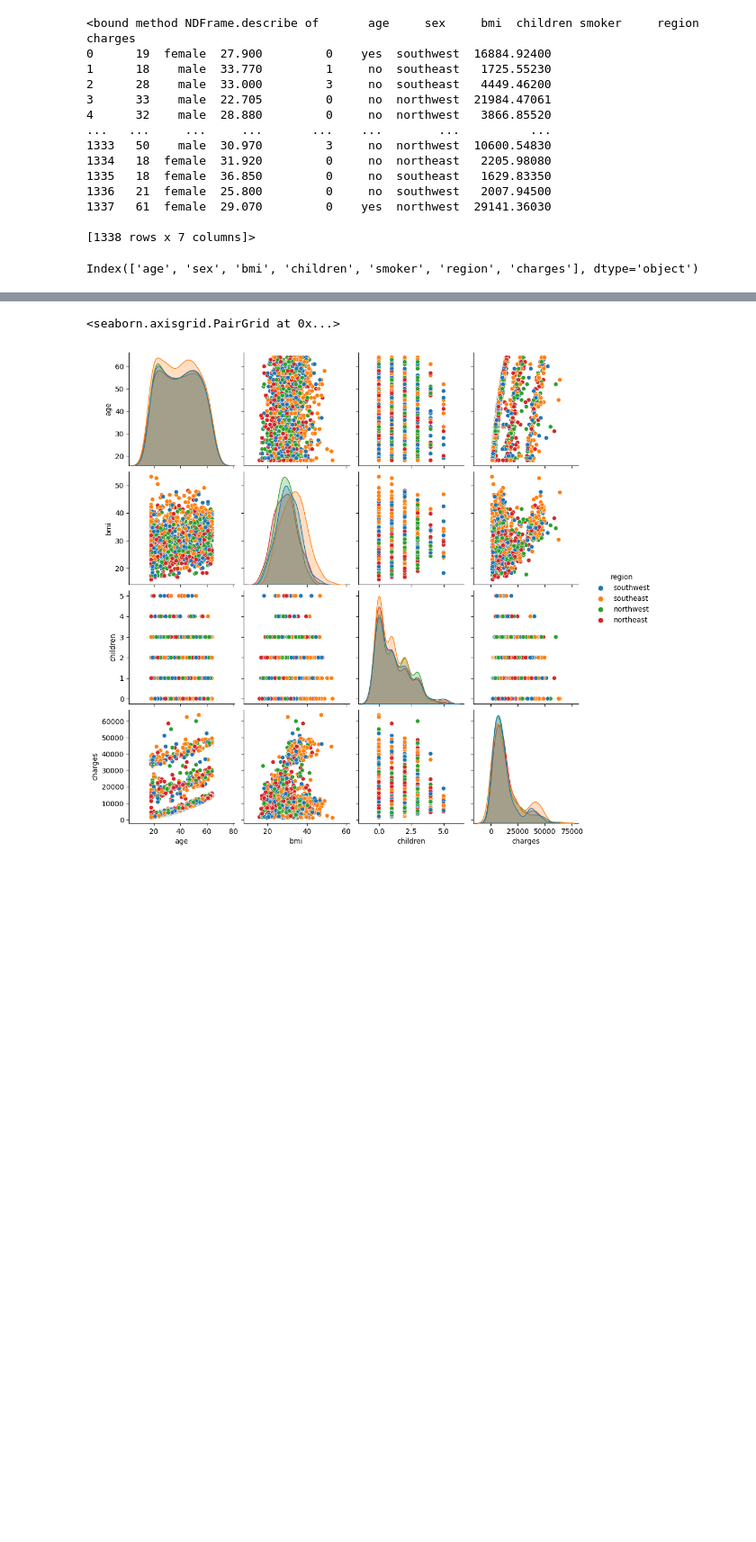
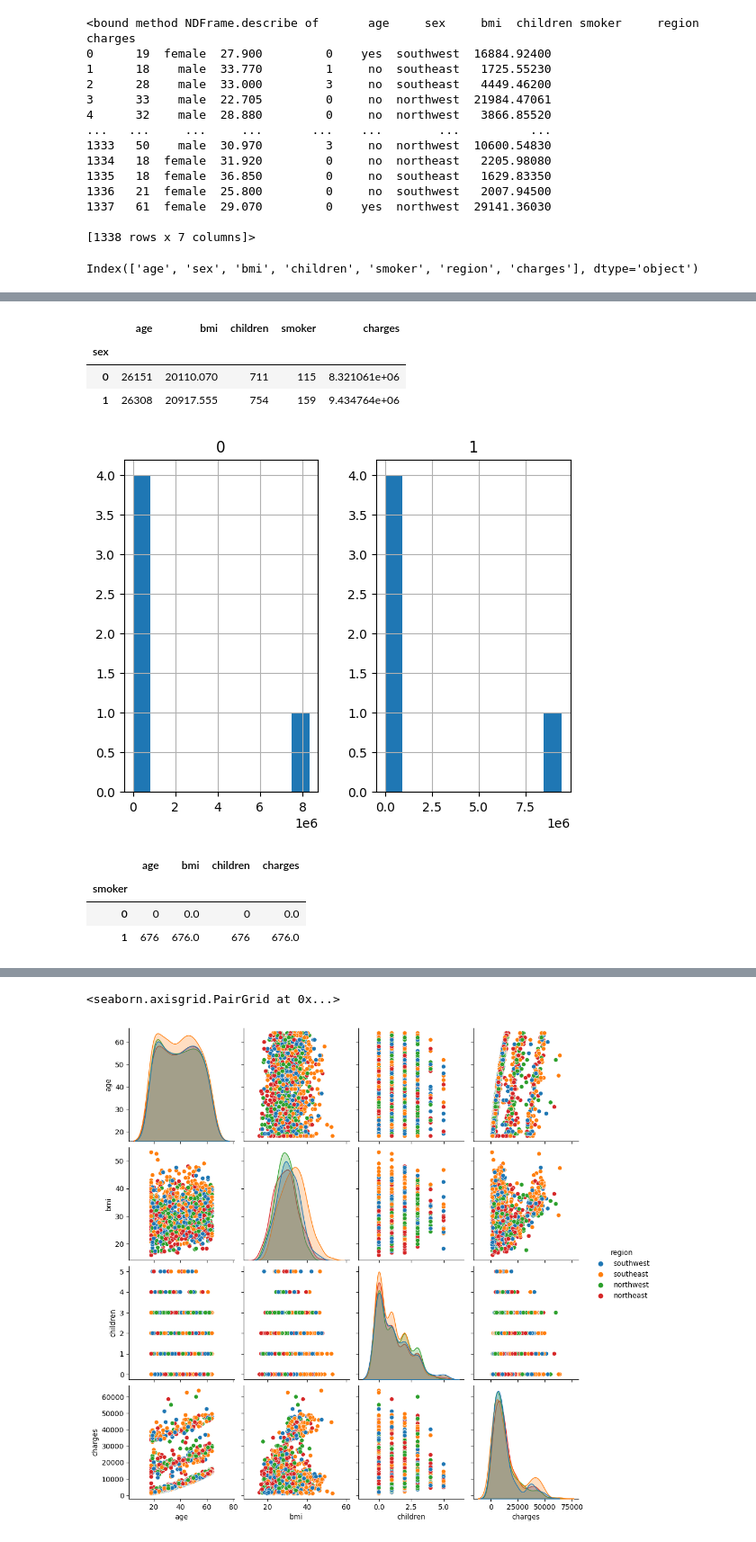
Before and after one commit to gurwoghd/2023_WFK_ICT-Laos-, a Jupyter notebook: sourcecodes/ch4_LinearRegression(LR).ipynb, the cells around one changed output, grey strips where cells are left out. Shown at 90% size. Drawn from its saved outputs; the diff is of its cells as text; code cells hidden in the pictures; blank space fills up the shorter version.

```diff
--- a/sourcecodes/ch4_LinearRegression(LR).ipynb
+++ b/sourcecodes/ch4_LinearRegression(LR).ipynb
@@ -896,0 +918,12 @@ sns.pairplot(df)
+# %%
+# preprocessing
+# value of female is 0 and value of male is 1
+
+df.replace('female', 0, inplace=True)
+df.replace('male', 1, inplace=True)
+# %%
+# preprocessing
+# value of smoker is 1 and value of nonsmoker is 0
+
+df.replace('yes', 1, inplace=True)
+df.replace('no', 0, inplace=True)
@@ -896,0 +939,23 @@ sns.pairplot(df)
+# %%
+df2 = df.groupby('sex').sum()
+df2
+# %% [output]
+|  | age | bmi | children | smoker | charges |
+| sex |  |  |  |  |  |
+| 0 | 26151 | 20110.070 | 711 | 115 | 8.321061e+06 |
+| 1 | 26308 | 20917.555 | 754 | 159 | 9.434764e+06 |
+# %%
+df2 = df2.T
+
+df2.hist()
+plt.subplots_adjust(hspace=0.4)
+# %% [output]
+[figure, added]
+# %%
+df3 = df.groupby('smoker').sum()
+df3
+# %% [output]
+|  | age | bmi | children | charges |
+| smoker |  |  |  |  |
+| 0 | 0 | 0.0 | 0 | 0.0 |
+| 1 | 676 | 676.0 | 676 | 676.0 |
```
Also changed, not shown: parts of 11 cells of this notebook.
